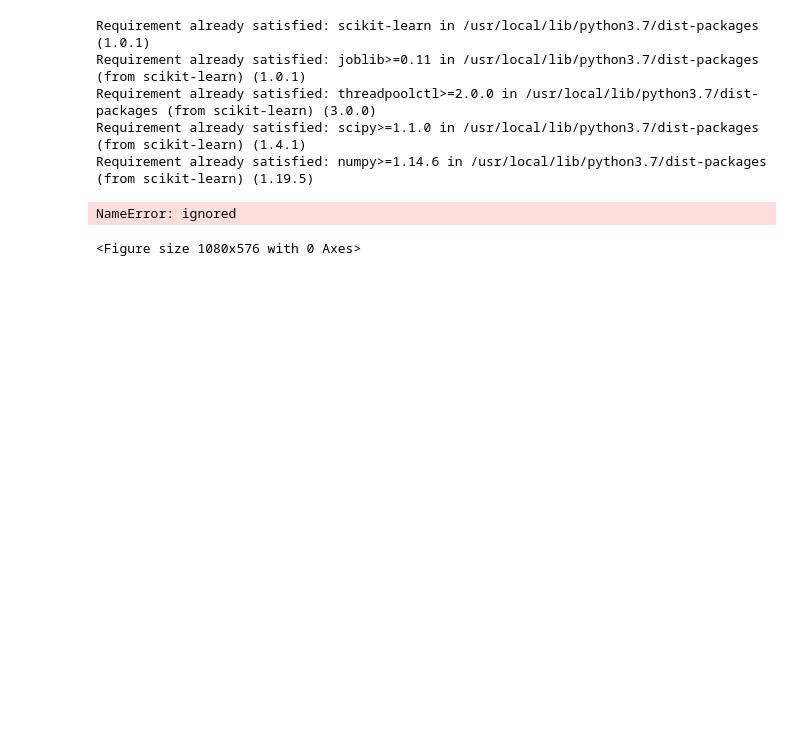
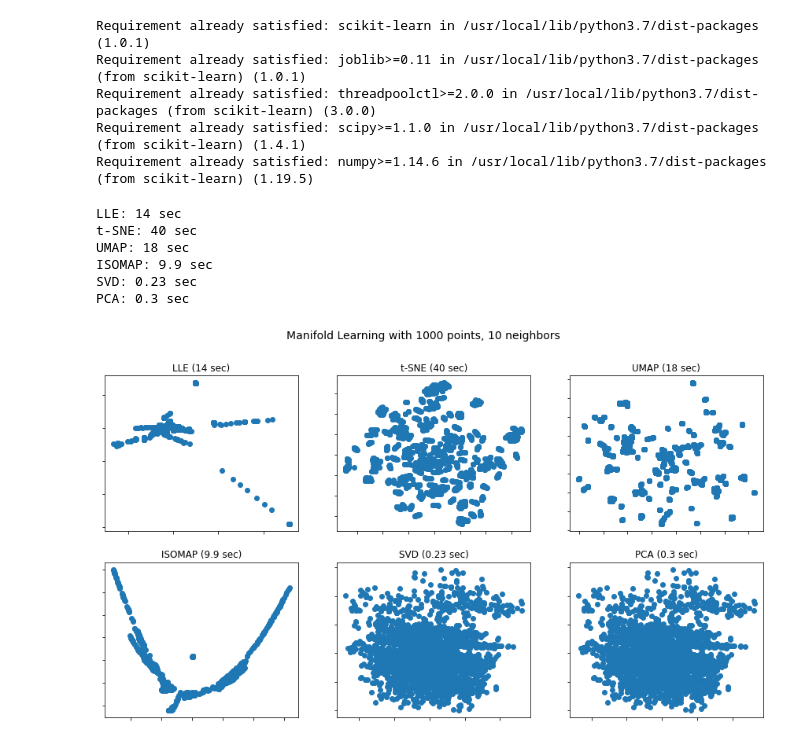
Before and after one commit to jithesh9539/Dimensionality_Reduction_Technique, a Jupyter notebook: Dimensionality_Reduction_Image_Dataset.ipynb, the cells around one changed output. Cells and saved outputs as stored; diff of their text form; code cells hidden in the pictures; blank space fills up the shorter version.

```diff
--- a/Dimensionality_Reduction_Image_Dataset.ipynb
+++ b/Dimensionality_Reduction_Image_Dataset.ipynb
@@ -392,34 +391,39 @@ n_neighbors = 10
 n_components = 2
 # Creating the plot
 fig = plt.figure(figsize=(15, 8))
 fig.suptitle("Manifold Learning with %i points, %i neighbors"
              % (1000, n_neighbors), fontsize=14)
 
 # Making a dictionary 'methods' containing LLE, t-SNE and PCA
 LLE = partial(manifold.LocallyLinearEmbedding,
               n_neighbors, n_components, eigen_solver='auto')
 methods = OrderedDict()
 methods['LLE'] = LLE(method='standard')
 methods['t-SNE'] = manifold.TSNE(n_components=n_components, init='pca',
                                  random_state=0)
 methods['UMAP'] = umap.UMAP(random_state=42)
 methods['ISOMAP'] = Isomap(n_components = 2)
 methods['SVD'] = TruncatedSVD(n_components = 2)
 methods['PCA']=PCA(n_components=2)
 # Plotting the results
 for i, (label, method) in enumerate(methods.items()):
     t0 = time()
-    Y = method.fit_transform(data)
+    Y = method.fit_transform(x)
     t1 = time()
     print("%s: %.2g sec" % (label, t1 - t0))
     ax = fig.add_subplot(2, 3, i + 1)
-    ax.scatter(Y[:, 0], Y[:, 1], c=digits.target, cmap=plt.cm.Spectral)
+    ax.scatter(Y[:, 0], Y[:, 1],cmap=plt.cm.Spectral)
     ax.set_title("%s (%.2g sec)" % (label, t1 - t0))
     ax.xaxis.set_major_formatter(NullFormatter())
     ax.yaxis.set_major_formatter(NullFormatter())
     ax.axis('tight')
 
 plt.show()
 # %% [output]
-NameError: ignored
+LLE: 14 sec
+t-SNE: 40 sec
+UMAP: 18 sec
+ISOMAP: 9.9 sec
+SVD: 0.23 sec
+PCA: 0.3 sec
-<Figure size 1080x576 with 0 Axes>
+[figure, added]
```
Also changed, not shown: parts of 1 cell of this notebook.
